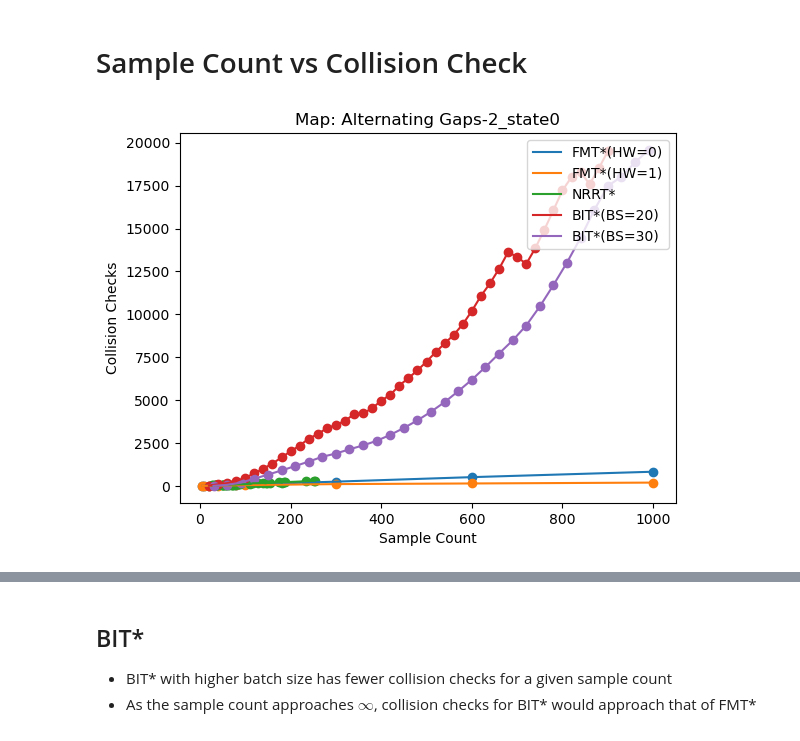
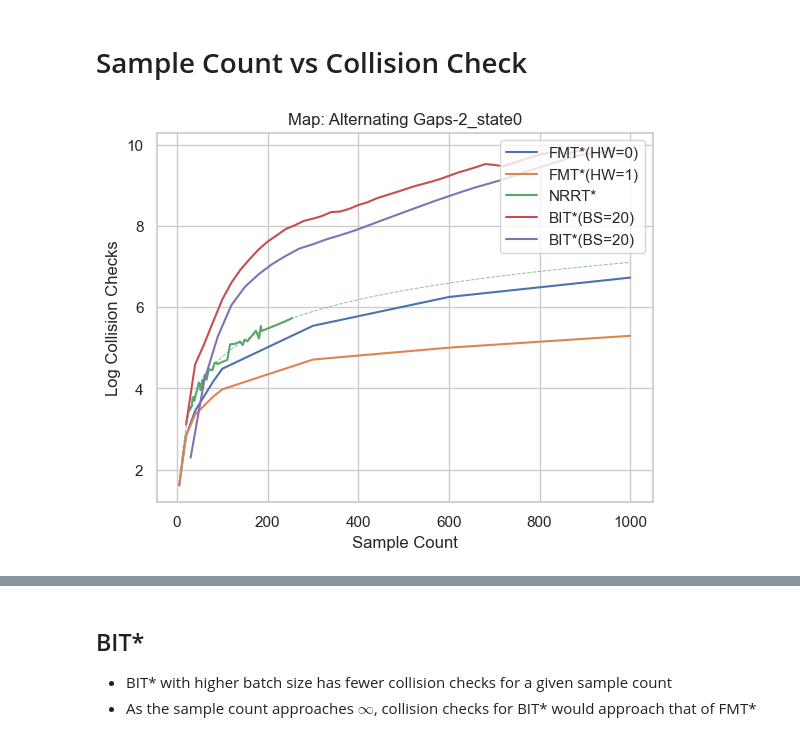
Before and after one commit to SumantBagri/Sampling-Based-Asymptotically-Optimal-Path-Planning-Algorithms, a Jupyter notebook: src/results.ipynb, the cells around one changed output, grey strips where cells are left out. Cells and saved outputs as stored; diff of their text form; code cells hidden in the pictures.

Commit message:
cleaned up plots

```diff
--- a/src/results.ipynb
+++ b/src/results.ipynb
@@ -28,9 +29,15 @@ MODE = 'evaluation'
 HW = cfg["fmt"]["heuristic_weights"] # FMT* specific (DONT CHANGE!)
 # %%
 dlist = []
+# for hw in HW:
+#     CSVOperator = PathPlanningCSVOperator(ALG, MODE, f'_hw_{hw}')
+#     df = pd.read_csv(CSVOperator.fpath)
+#     df["Any Path Found"] = df["Any Path Found"].astype('int')
+#     dlist.append(df)
+
 for hw in HW:
-    CSVOperator = PathPlanningCSVOperator(ALG, MODE, f'_hw_{hw}')
-    df = pd.read_csv(CSVOperator.fpath)
+    path = './fmt/output/evaluation/fmt_evaluation_hw_{}_results.csv'.format(hw)
+    df = pd.read_csv(path)
     df["Any Path Found"] = df["Any Path Found"].astype('int')
     dlist.append(df)
 # %% [markdown]
@@ -91,7 +98,7 @@ f.add_subplot(2,3,6)
 
 # Maps
 for i in range(7):
-    map_path = cfg['maps'][f'map{cfg["map_idxs"][i]-1}']["path"]
+    map_path = cfg[z'maps'][f'map{cfg["map_idxs"][i]-1}']["path"]
     # read the image
     im = Image.open(map_path)
     # show image
@@ -249,40 +257,49 @@ for idx in dlist[0]["Map Id"].unique():
 # %% [markdown]
 # Sample Count vs Collision Check
 # %%
+col = sns.color_palette()
+
 for idx in dlist[0]["Map Id"].unique():
     for j, sp in enumerate(dlist[0][dlist[0]["Map Id"] == idx]["Start Point"].unique()):
         fig, ax = plt.subplots()
         ax.set_xlabel("Sample Count")
-        ax.set_ylabel("Collision Checks")
+        ax.set_ylabel("Log Collision Checks")
         ax.set_title(f"Map: {MAPS[idx]}-{idx}_state{j}")
+
         # FMT*
         for i, ddf in enumerate(dlist):
             mapi_data = ddf[(ddf["Map Id"] == idx) & (ddf["Start Point"] == sp)]
             plotdf = mapi_data[["Batch Size", "Num Collision Checks"]].groupby("Batch Size").mean().reset_index()
-
-            ax.scatter(plotdf["Batch Size"], plotdf["Num Collision Checks"])
-            ax.plot(plotdf["Batch Size"], plotdf["Num Collision Checks"], label=f"FMT*(HW={HW[i]})")
+            plotdf["Num Collision Checks Transformed"] = np.log(plotdf["Num Collision Checks"])
+            sns.lineplot(data=plotdf, x="Batch Size", y="Num Collision Checks Transformed", label=f"FMT*(HW={HW[i]})", color=col[i], ax=ax)
 
         # NRRT
         mapi_data = nrrt_df[(nrrt_df["Map Id"] == idx) & (nrrt_df["Start Point"] == sp)]
         plotdf = mapi_data[["Cumulative Num Sampled", "Num Collision Checks"]].groupby("Cumulative Num Sampled").mean().reset_index()
+        plotdf["Num Collision Checks Transformed"] = np.log(plotdf["Num Collision Checks"])
 
-        ax.scatter(plotdf["Cumulative Num Sampled"], plotdf["Num Collision Checks"])
-        ax.plot(plotdf["Cumulative Num Sampled"], plotdf["Num Collision Checks"], label="NRRT*")
+        # fit trendline
+        xp = np.linspace(0, 1000, 100)
+        z = np.polyfit(plotdf['Cumulative Num Sampled'], plotdf['Num Collision Checks'], 1)
+        p = np.poly1d(z)
+        q = pd.DataFrame({"Cumulative Num Sampled": xp, "Num Collision Checks Transformed": np.log(p(xp))})
+
+        sns.lineplot(data=plotdf, x="Cumulative Num Sampled", y="Num Collision Checks Transformed", label="NRRT*", color=col[2], ax=ax)
+        sns.lineplot(data=q, x="Cumulative Num Sampled", y="Num Collision Checks Transformed", linestyle='--', linewidth=0.7, alpha=0.7, color=col[2], ax=ax)
 
         # BIT* BS-20
         mapi_data = bitdf1[(bitdf1["Map Id"] == idx) & (bitdf1["Start Point"] == sp)]
         plotdf = mapi_data[["Cumulative Num Sampled", "Num Collision Checks"]].groupby("Cumulative Num Sampled").mean().reset_index()
-        ax.scatter(plotdf["Cumulative Num Sampled"], plotdf["Num Collision Checks"])
-        ax.plot(plotdf["Cumulative Num Sampled"], plotdf["Num Collision Checks"], label="BIT*(BS=20)")
-        ax.legend(loc='upper right')
+        plotdf["Num Collision Checks Transformed"] = np.log(plotdf["Num Collision Checks"])
+        sns.lineplot(data=plotdf, x="Cumulative Num Sampled", y="Num Collision Checks Transformed", label="BIT*(BS=20)", color=col[3], ax=ax)
+
         # BIT* BS-30
         mapi_data = bitdf2[(bitdf2["Map Id"] == idx) & (bitdf2["Start Point"] == sp)]
         plotdf = mapi_data[["Cumulative Num Sampled", "Num Collision Checks"]].groupby("Cumulative Num Sampled").mean().reset_index()
-        ax.scatter(plotdf["Cumulative Num Sampled"], plotdf["Num Collision Checks"])
-        ax.plot(plotdf["Cumulative Num Sampled"], plotdf["Num Collision Checks"], label="BIT*(BS=30)")
+        plotdf["Num Collision Checks Transformed"] = np.log(plotdf["Num Collision Checks"])
+        sns.lineplot(data=plotdf, x="Cumulative Num Sampled", y="Num Collision Checks Transformed", label="BIT*(BS=20)", color=col[4], ax=ax)
         ax.legend(loc='upper right')
         # Save plot
         # fig.savefig(f"results/scVcc_{MAPS[idx]}-{idx}_state{j}.png", bbox_inches="tight")
 # %% [output]
-[figure, old version]
+[figure, new version]
```
Also changed, not shown: parts of 5 cells of this notebook.
